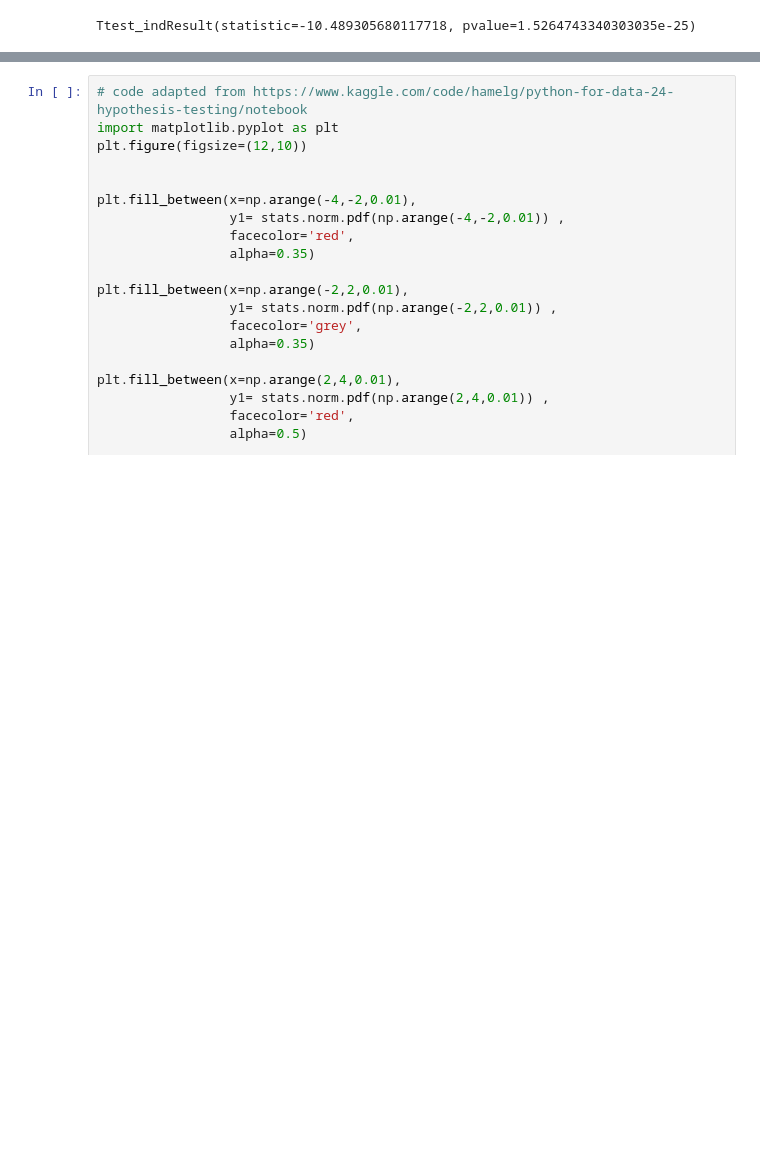
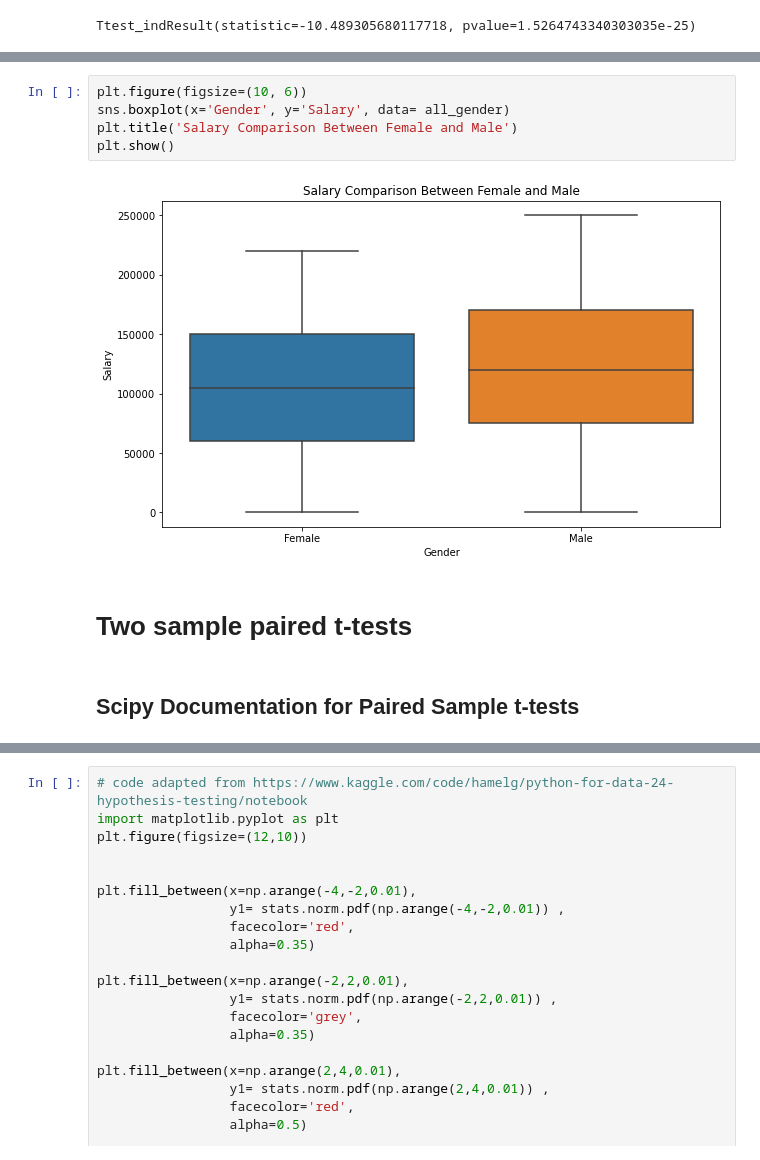
Before and after one commit to katel85/Machine-Learning-Statistics-Aug-2023, a Jupyter notebook: ttests.ipynb, the cells around one changed output, grey strips where cells are left out. Cells and saved outputs as stored; diff of their text form; blank space fills up the shorter version.

Commit message:
tidying up files paired t-tests

```diff
--- a/ttests.ipynb
+++ b/ttests.ipynb
@@ -322,0 +299,11 @@ dtype: float64
+# %%
+plt.figure(figsize=(10, 6))
+sns.boxplot(x='Gender', y='Salary', data= all_gender)
+plt.title('Salary Comparison Between Female and Male')
+plt.show()
+# %% [output]
+[figure, added]
+# %% [markdown]
+# Two sample paired t-tests
+# %% [markdown]
+## Scipy Documentation for Paired Sample t-tests
```
Also changed, not shown: parts of 34 cells of this notebook, 6 other files.
